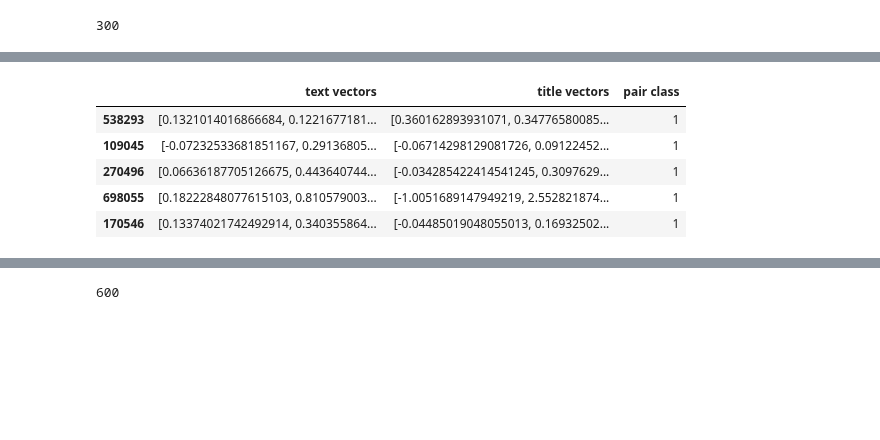
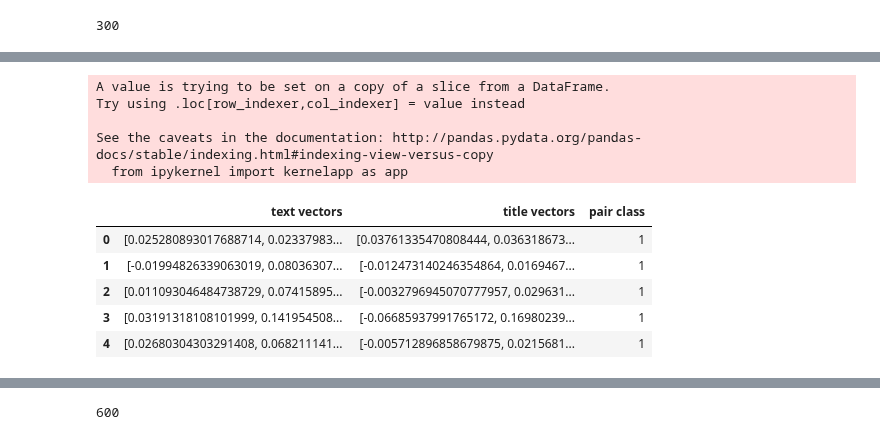
Before and after one commit to innawendell/Describing-Data-, a Jupyter notebook: Ads.ipynb, the cells around one changed output, grey strips where cells are left out. Cells and saved outputs as stored; diff of their text form; code cells hidden in the pictures; blank space fills up the shorter version.

```diff
--- a/Ads.ipynb
+++ b/Ads.ipynb
@@ -497,9 +417,0 @@ dtype: int64
-# %%
-concat_training.head()
-# %% [output]
-|  | text vectors | title vectors | pair class |
-| 538293 | [0.1321014016866684, 0.1221677181... | [0.360162893931071, 0.34776580085... | 1 |
-| 109045 | [-0.07232533681851167, 0.29136805... | [-0.06714298129081726, 0.09122452... | 1 |
-| 270496 | [0.06636187705126675, 0.443640744... | [-0.034285422414541245, 0.3097629... | 1 |
-| 698055 | [0.18222848077615103, 0.810579003... | [-1.0051689147949219, 2.552821874... | 1 |
-| 170546 | [0.13374021742492914, 0.340355864... | [-0.04485019048055013, 0.16932502... | 1 |
@@ -510,0 +418,38 @@ lists_test = concat_test['text vectors'].apply(list) + concat_test['title vector
+# %%
+def mixed_df_creator(df):
+
+    df_copy = df.copy()
+    df_copy = df.reset_index(drop=True)
+
+    first_half = df_copy.iloc[:int(len(df_copy)/2)]
+    second_half = df_copy.iloc[int(len(df_copy)/2):]
+
+    shuffled_titles = shuffle(second_half['title vectors'])
+    shuffled_titles = shuffled_titles.reset_index(drop=True)
+
+    second_half = second_half.reset_index(drop=True)
+    second_half['title vectors'] = shuffled_titles
+
+    first_half['pair class'] = 1
+    second_half['pair class'] = 0
+
+    concat_result = pd.concat([first_half, second_half], axis=0, ignore_index = True)
+
+    return concat_result
+# %%
+training_df_mixed = mixed_df_creator(training_df)
+# %% [output]
+A value is trying to be set on a copy of a slice from a DataFrame.
+Try using .loc[row_indexer,col_indexer] = value instead
+
+See the caveats in the documentation: http://pandas.pydata.org/pandas-docs/stable/indexing.html#indexing-view-versus-copy
+  from ipykernel import kernelapp as app
+# %%
+training_df_mixed.head()
+# %% [output]
+|  | text vectors | title vectors | pair class |
+| 0 | [0.025280893017688714, 0.02337983... | [0.03761335470808444, 0.036318673... | 1 |
+| 1 | [-0.01994826339063019, 0.08036307... | [-0.012473140246354864, 0.0169467... | 1 |
+| 2 | [0.011093046484738729, 0.07415895... | [-0.0032796945070777957, 0.029631... | 1 |
+| 3 | [0.03191318108101999, 0.141954508... | [-0.06685937991765172, 0.16980239... | 1 |
+| 4 | [0.02680304303291408, 0.068211141... | [-0.005712896858679875, 0.0215681... | 1 |
```
Also changed, not shown: parts of 58 cells of this notebook.
